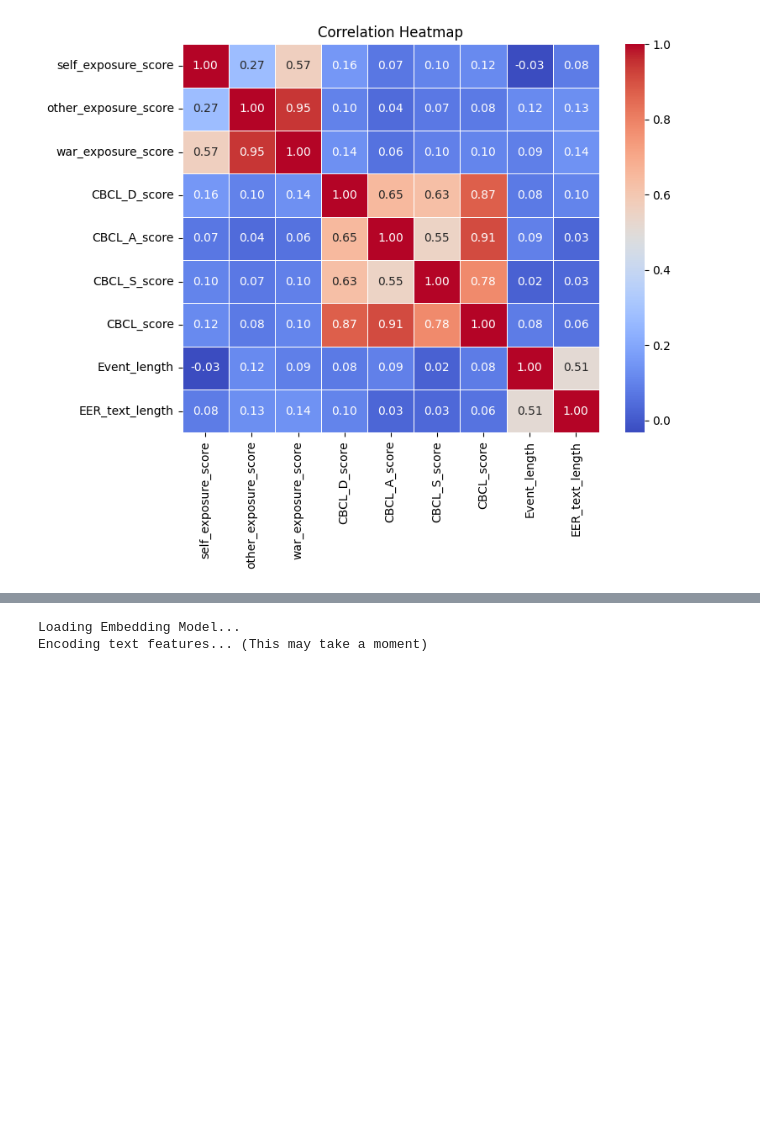
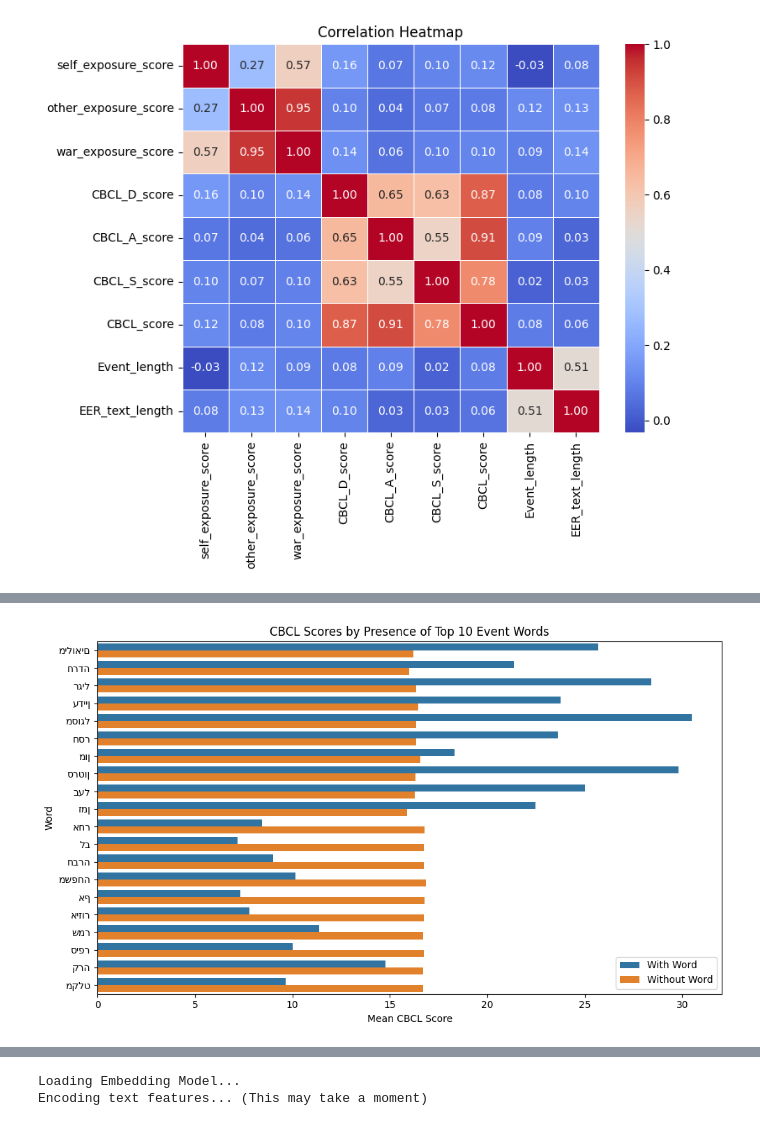
Before and after one commit to OfriA/AppliedProject52056, a Jupyter notebook: data/DataExploration.ipynb, the cells around one changed output, grey strips where cells are left out. Saved outputs shown, nothing was run; the diff lists cells and outputs as text; code cells hidden in the pictures; blank space fills up the shorter version.

```diff
--- a/data/DataExploration.ipynb
+++ b/data/DataExploration.ipynb
@@ -278,3 +818,52 @@ Processing text... this may take a while for large datasets.
+# %%
+risk_words = pd.concat([top_positive, top_negative]).keys()
+# %%
+
+# List of top 10 words
+# top_words = ["ילדים","שלי","בית","אזעקה","חוסר","ילד","חמה","הבן","הבת","לי","שאני","מצב","שלא"]
+
+# Create binary columns: 1 if word appears in Event_words_lst, 0 otherwise
+for word in risk_words:
+    data[f'word_{word}'] = data['lemmas'].apply(lambda lst: int(word in lst))
+
+# Compare mean CBCL for events with vs without each word
+comparison = []
+for word in risk_words:
+    col = f'word_{word}'
+    mean_with = data.loc[data[col] == 1, 'CBCL_score'].mean()
+    mean_without = data.loc[data[col] == 0, 'CBCL_score'].mean()
+    comparison.append({
+        'word': word,
+        'CBCL_with_word': mean_with,
+        'CBCL_without_word': mean_without
+    })
+
+comparison_df = pd.DataFrame(comparison)
+
+# Melt for plotting
+comparison_melted = comparison_df.melt(
+    id_vars='word',
+    value_vars=['CBCL_with_word', 'CBCL_without_word'],
+    var_name='Condition', value_name='CBCL_score'
+)
+
+# Clean names for plot
+comparison_melted['Condition'] = comparison_melted['Condition'].map({
+    'CBCL_with_word': 'With Word',
+    'CBCL_without_word': 'Without Word'
+})
+
+# Plot
+plt.figure(figsize=(10,6))
+sns.barplot(data=comparison_melted, x='CBCL_score', y='word', hue='Condition')
+plt.xlabel('Mean CBCL Score')
+plt.ylabel('Word')
+plt.title('CBCL Scores by Presence of Top 10 Event Words')
+plt.legend(title='')
+plt.tight_layout()
+plt.show()
+# %% [output]
+[figure, added]
 # %%
 # 1. Install Sentence Transformers (Run this once)
 !pip install sentence_transformers
```
Also changed, not shown: parts of 26 cells of this notebook.
